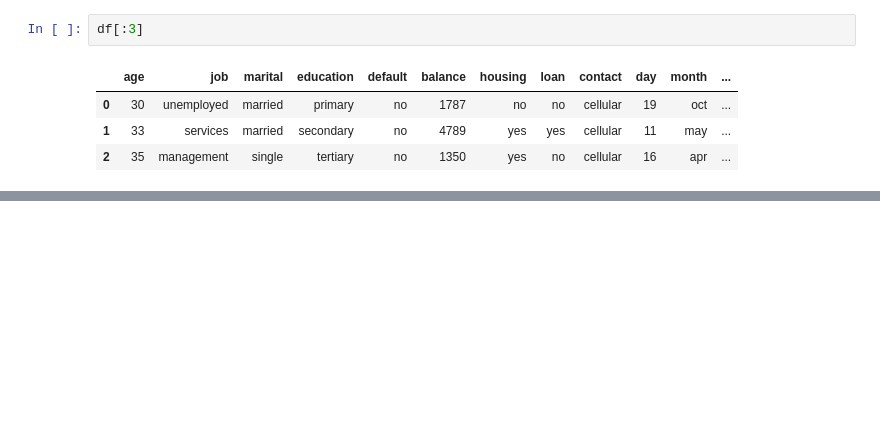
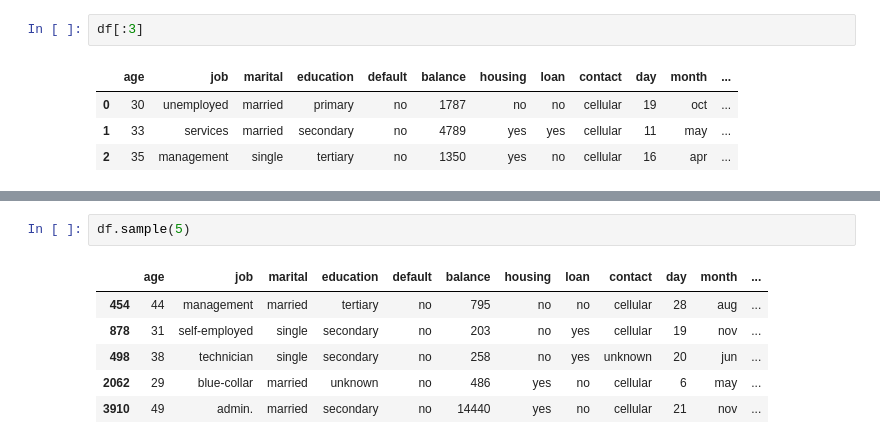
Before and after one commit to pNatTueku/ml_learning_with_ajprasertcbs, a Jupyter notebook: notebooks/onehot_encoder_in_pipline.ipynb, the cells around one changed output, grey strips where cells are left out. Cells and saved outputs as stored; diff of their text form; blank space fills up the shorter version.

```diff
--- a/notebooks/onehot_encoder_in_pipline.ipynb
+++ b/notebooks/onehot_encoder_in_pipline.ipynb
@@ -152,0 +307,9 @@ df[:3]
+# %%
+df.sample(5)
+# %% [output]
+|  | age | job | marital | education | default | balance | housing | loan | contact | day | month | ... |
+| 454 | 44 | management | married | tertiary | no | 795 | no | no | cellular | 28 | aug | ... |
+| 878 | 31 | self-employed | single | secondary | no | 203 | no | yes | cellular | 19 | nov | ... |
+| 498 | 38 | technician | single | secondary | no | 258 | no | yes | unknown | 20 | jun | ... |
+| 2062 | 29 | blue-collar | married | unknown | no | 486 | yes | no | cellular | 6 | may | ... |
+| 3910 | 49 | admin. | married | secondary | no | 14440 | yes | no | cellular | 21 | nov | ... |
```
Also changed, not shown: parts of 42 cells of this notebook, 1 other file.
